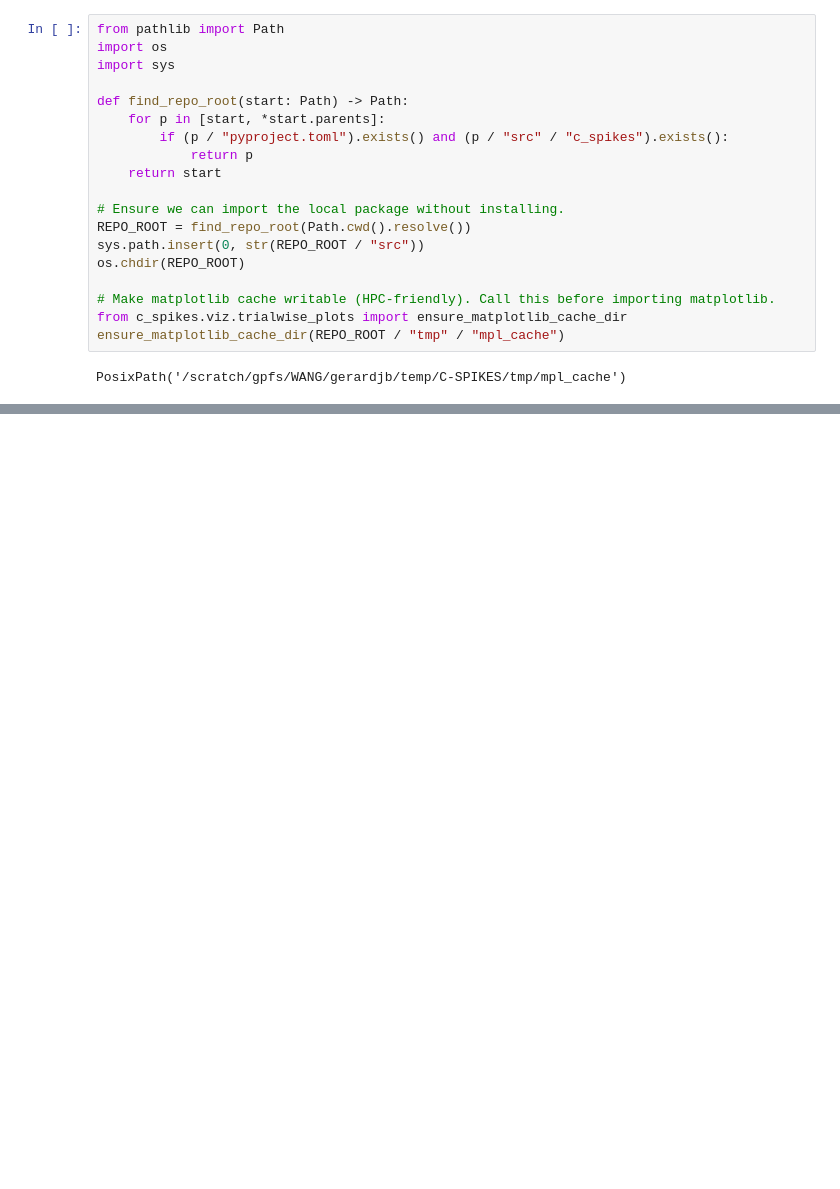
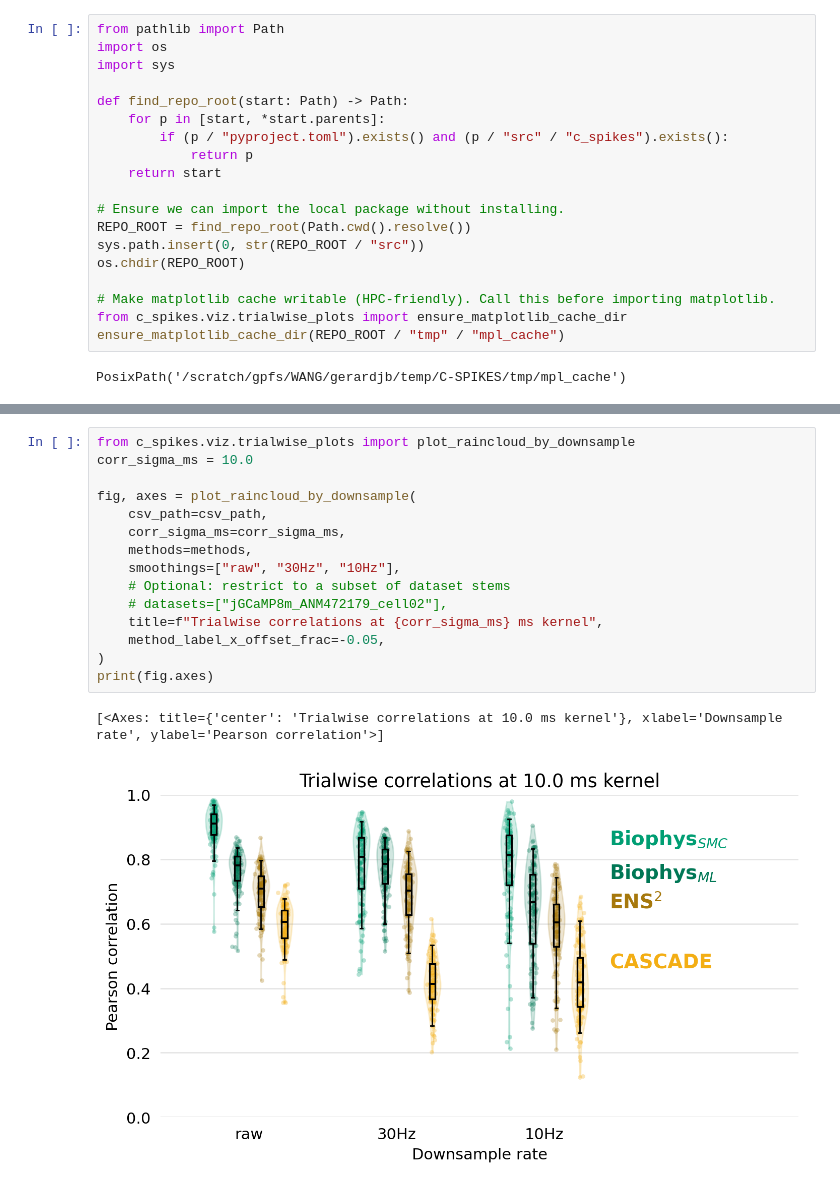
Before and after one commit to gerardjb/C-SPIKES, a Jupyter notebook: notebooks/trialwise_visualizations.ipynb, the cells around one changed output, grey strips where cells are left out. Drawn from its saved outputs; the diff is of its cells as text; blank space fills up the shorter version.

```diff
--- a/notebooks/trialwise_visualizations.ipynb
+++ b/notebooks/trialwise_visualizations.ipynb
@@ -73,2 +153,20 @@ meta
+# %%
+from c_spikes.viz.trialwise_plots import plot_raincloud_by_downsample
+corr_sigma_ms = 10.0
+
+fig, axes = plot_raincloud_by_downsample(
+    csv_path=csv_path,
+    corr_sigma_ms=corr_sigma_ms,
+    methods=methods,
+    smoothings=["raw", "30Hz", "10Hz"],
+    # Optional: restrict to a subset of dataset stems
+    # datasets=["jGCaMP8m_ANM472179_cell02"],
+    title=f"Trialwise correlations at {corr_sigma_ms} ms kernel",
+    method_label_x_offset_frac=-0.05,
+)
+print(fig.axes)
+# %% [output]
+[<Axes: title={'center': 'Trialwise correlations at 10.0 ms kernel'}, xlabel='Downsample rate', ylabel='Pearson correlation'>]
+[figure, added]
 # %%
 # Save figures (optional)
```
Also changed, not shown: parts of 7 cells of this notebook, 1 other file.
